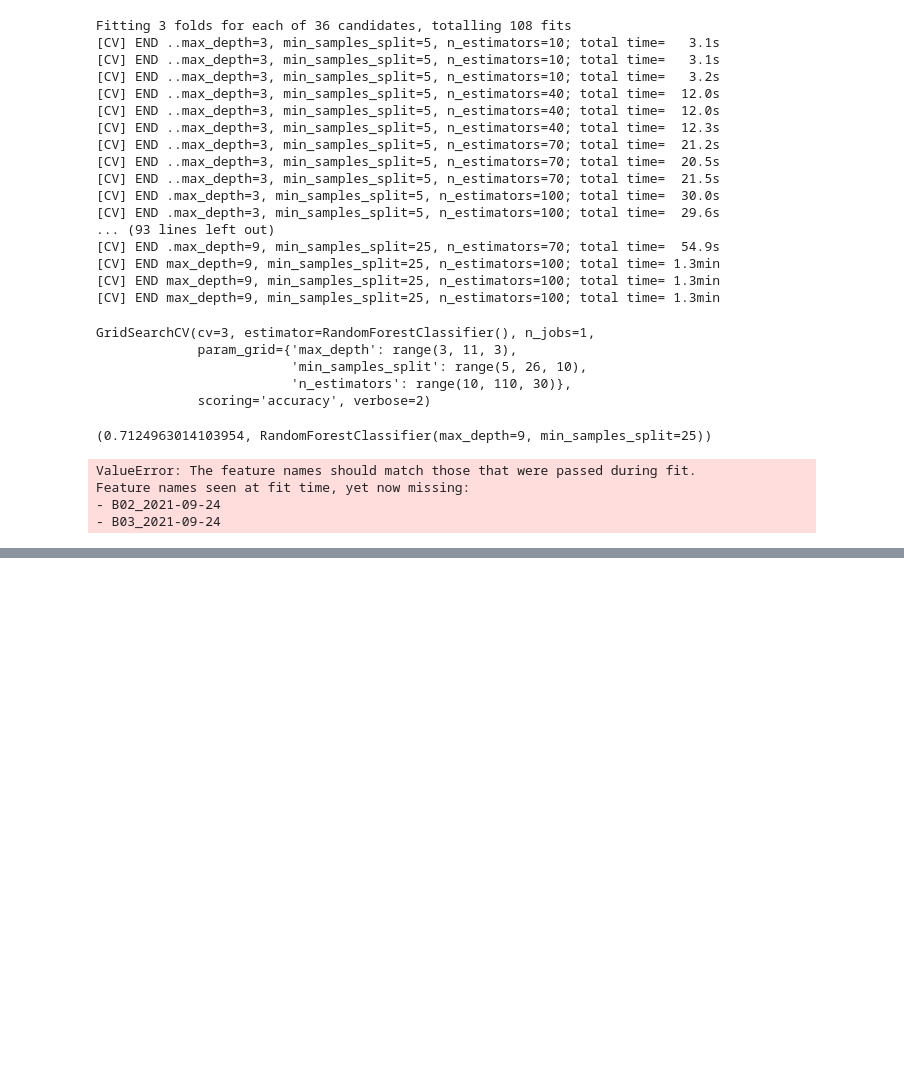
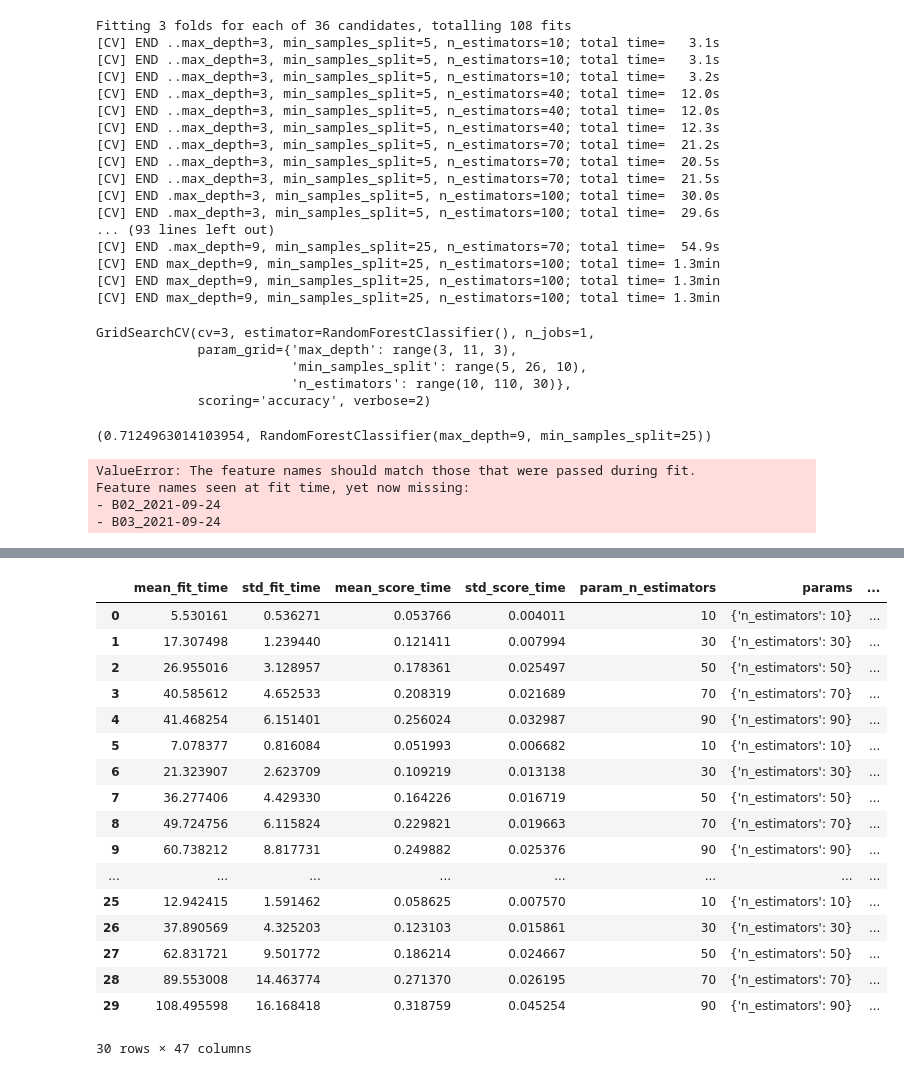
Before and after one commit to PavelSyomin/crop-classification, a Jupyter notebook: Crop Classification.ipynb, the cells around one changed output, grey strips where cells are left out. Cells and saved outputs as stored; diff of their text form; code cells hidden in the pictures; blank space fills up the shorter version.

```diff
--- a/Crop Classification.ipynb
+++ b/Crop Classification.ipynb
@@ -334,0 +317,21 @@ pd.DataFrame(train_stats)
+# %%
+rf_stat_df
+# %% [output]
+|  | mean_fit_time | std_fit_time | mean_score_time | std_score_time | param_n_estimators | params | ... |
+| 0 | 5.530161 | 0.536271 | 0.053766 | 0.004011 | 10 | {'n_estimators': 10} | ... |
+| 1 | 17.307498 | 1.239440 | 0.121411 | 0.007994 | 30 | {'n_estimators': 30} | ... |
+| 2 | 26.955016 | 3.128957 | 0.178361 | 0.025497 | 50 | {'n_estimators': 50} | ... |
+| 3 | 40.585612 | 4.652533 | 0.208319 | 0.021689 | 70 | {'n_estimators': 70} | ... |
+| 4 | 41.468254 | 6.151401 | 0.256024 | 0.032987 | 90 | {'n_estimators': 90} | ... |
+| 5 | 7.078377 | 0.816084 | 0.051993 | 0.006682 | 10 | {'n_estimators': 10} | ... |
+| 6 | 21.323907 | 2.623709 | 0.109219 | 0.013138 | 30 | {'n_estimators': 30} | ... |
+| 7 | 36.277406 | 4.429330 | 0.164226 | 0.016719 | 50 | {'n_estimators': 50} | ... |
+| 8 | 49.724756 | 6.115824 | 0.229821 | 0.019663 | 70 | {'n_estimators': 70} | ... |
+| 9 | 60.738212 | 8.817731 | 0.249882 | 0.025376 | 90 | {'n_estimators': 90} | ... |
+| ... | ... | ... | ... | ... | ... | ... | ... |
+| 25 | 12.942415 | 1.591462 | 0.058625 | 0.007570 | 10 | {'n_estimators': 10} | ... |
+| 26 | 37.890569 | 4.325203 | 0.123103 | 0.015861 | 30 | {'n_estimators': 30} | ... |
+| 27 | 62.831721 | 9.501772 | 0.186214 | 0.024667 | 50 | {'n_estimators': 50} | ... |
+| 28 | 89.553008 | 14.463774 | 0.271370 | 0.026195 | 70 | {'n_estimators': 70} | ... |
+| 29 | 108.495598 | 16.168418 | 0.318759 | 0.045254 | 90 | {'n_estimators': 90} | ... |
+30 rows × 47 columns
```
Also changed, not shown: parts of 13 cells of this notebook.
